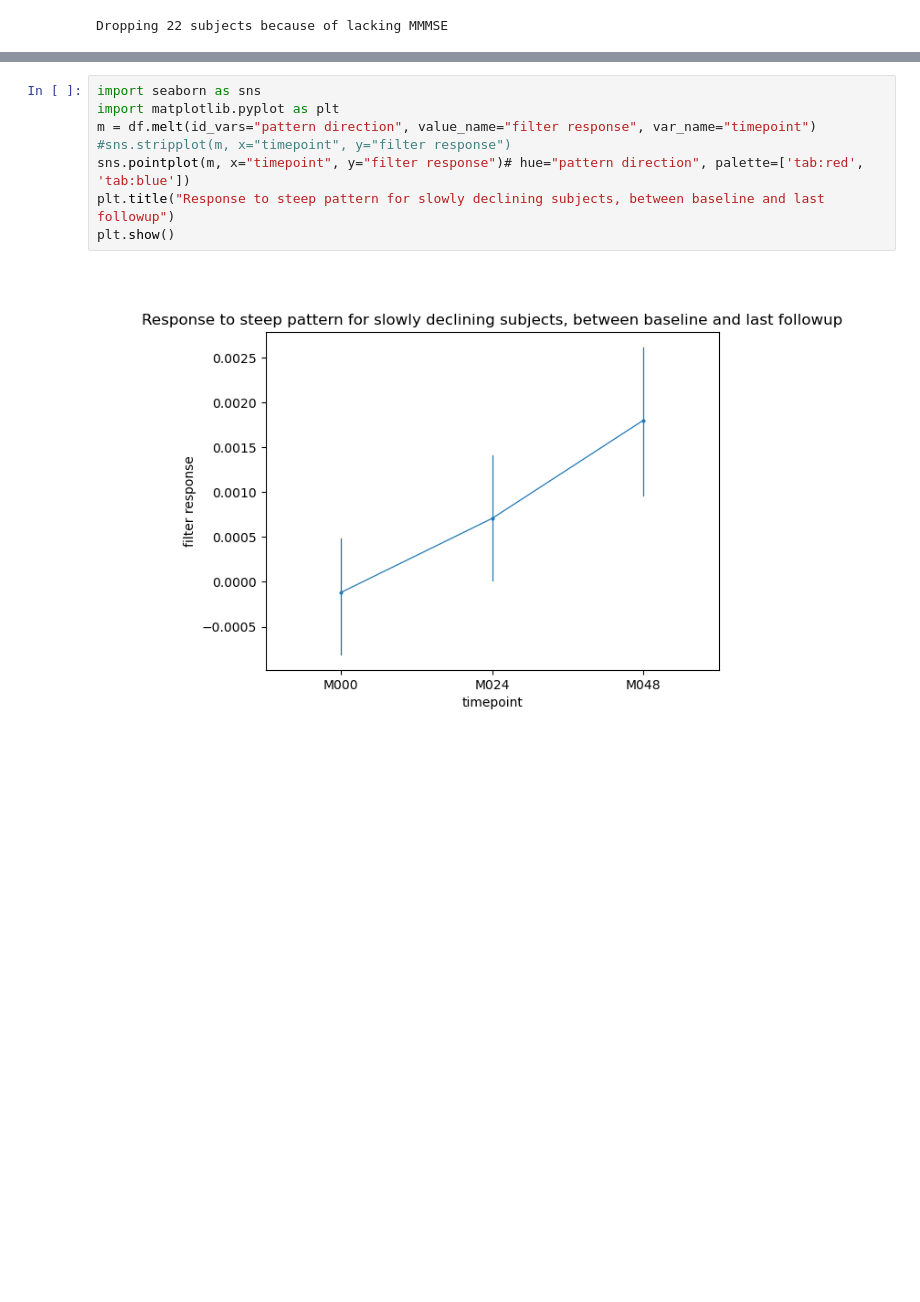
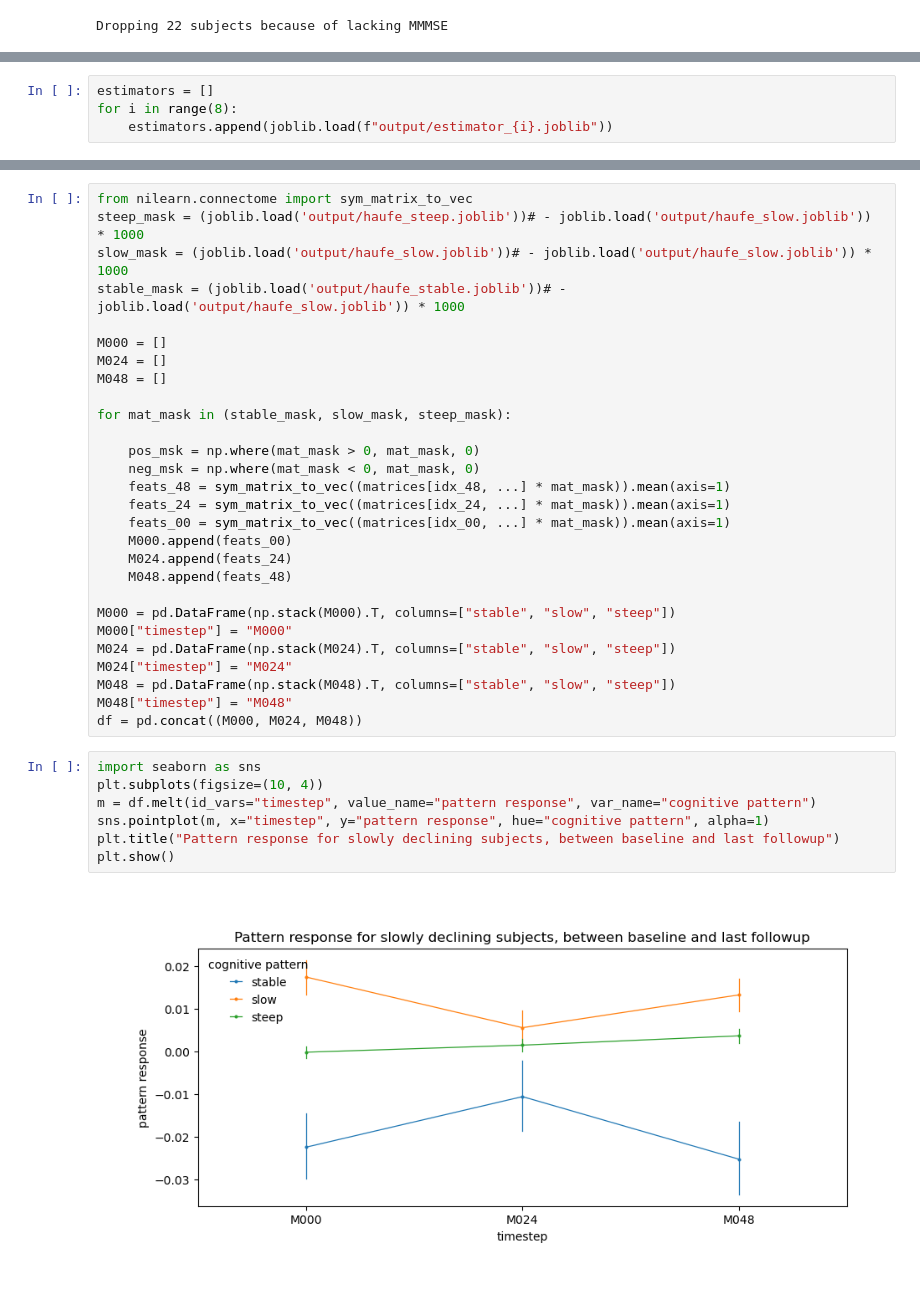
Before and after one commit to jonathan-legrand/memento-postproc, a Jupyter notebook: longitudinal_study.ipynb, the cells around one changed output, grey strips where cells are left out. Drawn from its saved outputs; the diff is of its cells as text; blank space fills up the shorter version.

Commit message:
Longitudinal pattern response

```diff
--- a/longitudinal_study.ipynb
+++ b/longitudinal_study.ipynb
@@ -92,0 +67,4 @@ df["pattern direction"] = hue
+# %%
+estimators = []
+for i in range(8):
+    estimators.append(joblib.load(f"output/estimator_{i}.joblib"))
@@ -93,10 +95,37 @@ df["pattern direction"] = hue
+# %%
+from nilearn.connectome import sym_matrix_to_vec
+steep_mask = (joblib.load('output/haufe_steep.joblib'))# - joblib.load('output/haufe_slow.joblib')) * 1000
+slow_mask = (joblib.load('output/haufe_slow.joblib'))# - joblib.load('output/haufe_slow.joblib')) * 1000
+stable_mask = (joblib.load('output/haufe_stable.joblib'))# - joblib.load('output/haufe_slow.joblib')) * 1000
+
+M000 = []
+M024 = []
+M048 = []
+
+for mat_mask in (stable_mask, slow_mask, steep_mask):
+
+    pos_msk = np.where(mat_mask > 0, mat_mask, 0)
+    neg_msk = np.where(mat_mask < 0, mat_mask, 0)
+    feats_48 = sym_matrix_to_vec((matrices[idx_48, ...] * mat_mask)).mean(axis=1)
+    feats_24 = sym_matrix_to_vec((matrices[idx_24, ...] * mat_mask)).mean(axis=1)
+    feats_00 = sym_matrix_to_vec((matrices[idx_00, ...] * mat_mask)).mean(axis=1)
+    M000.append(feats_00)
+    M024.append(feats_24)
+    M048.append(feats_48)
+
+M000 = pd.DataFrame(np.stack(M000).T, columns=["stable", "slow", "steep"])
+M000["timestep"] = "M000"
+M024 = pd.DataFrame(np.stack(M024).T, columns=["stable", "slow", "steep"])
+M024["timestep"] = "M024"
+M048 = pd.DataFrame(np.stack(M048).T, columns=["stable", "slow", "steep"])
+M048["timestep"] = "M048"
+df = pd.concat((M000, M024, M048))
 # %%
 import seaborn as sns
-import matplotlib.pyplot as plt
-m = df.melt(id_vars="pattern direction", value_name="filter response", var_name="timepoint")
-#sns.stripplot(m, x="timepoint", y="filter response")
-sns.pointplot(m, x="timepoint", y="filter response")# hue="pattern direction", palette=['tab:red', 'tab:blue'])
-plt.title("Response to steep pattern for slowly declining subjects, between baseline and last followup")
+plt.subplots(figsize=(10, 4))
+m = df.melt(id_vars="timestep", value_name="pattern response", var_name="cognitive pattern")
+sns.pointplot(m, x="timestep", y="pattern response", hue="cognitive pattern", alpha=1)
+plt.title("Pattern response for slowly declining subjects, between baseline and last followup")
 plt.show()
 # %% [output]
-[figure, old version]
+[figure, new version]
```
Also changed, not shown: parts of 11 cells of this notebook, 2 other files.
